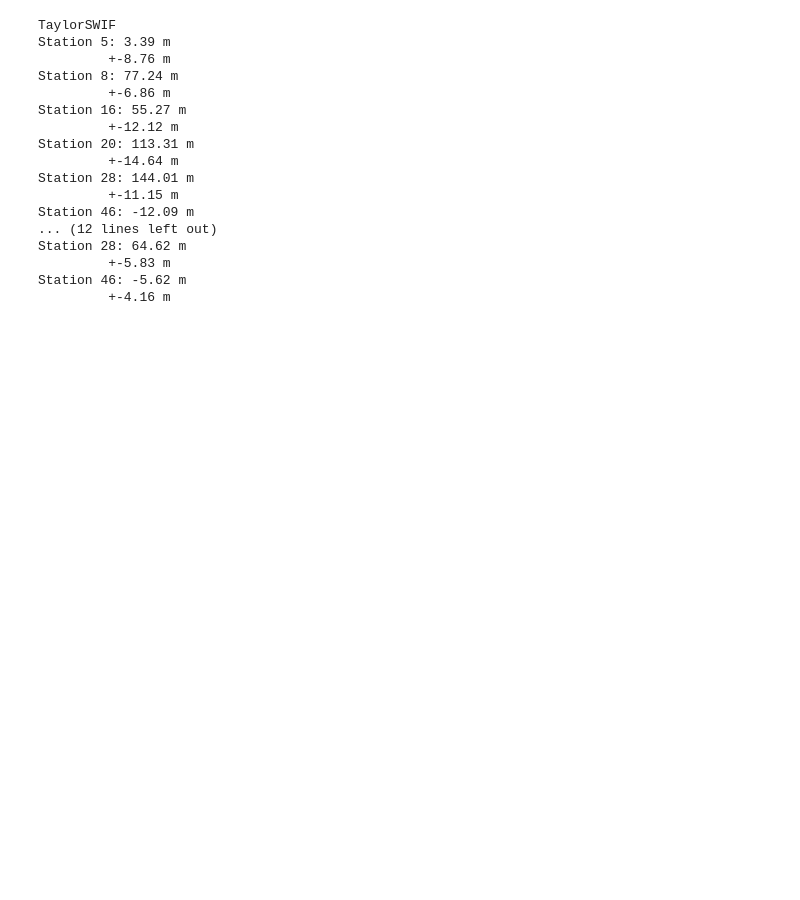
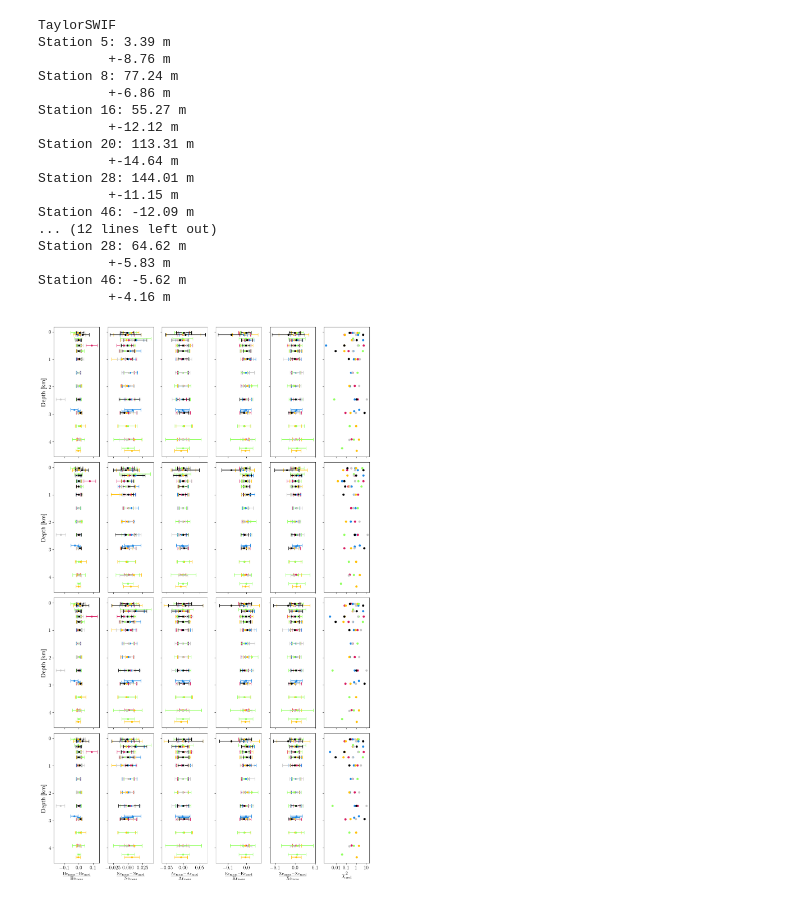
Before and after one commit to TeamPAGOS/Resources-New-Noble-Gas-Derived-Parameterizations-of-Arctic-Air-Sea-Ice-Gas-Exchange-Processes, a Jupyter notebook: Paper copy.ipynb, the cells around one changed output. Drawn from its saved outputs; the diff is of its cells as text; code cells hidden in the pictures; blank space fills up the shorter version.

```diff
--- a/Paper copy.ipynb
+++ b/Paper copy.ipynb
@@ -1189,3 +1190,78 @@ Station 28: 64.62 m
          +-5.83 m
 Station 46: -5.62 m
          +-4.16 m
+# %%
+# Creation of figure S2: Chi square components
+
+rcParams['text.usetex']=True
+ModConcTaylorSWIF = pd.read_csv("data/model_concentrations_TAYLORSWIF.csv").sort_values('Sample_idx').set_index('Sample_idx')
+ModConcTaylorSWIFT = pd.read_csv("data/model_concentrations_TAYLORSWIFT.csv").sort_values('Sample_idx').set_index('Sample_idx')
+ModConcDWARF= pd.read_csv("data/model_concentrations_DWARF.csv").sort_values('Sample_idx').set_index('Sample_idx')
+ModConcTaylorQSDWARF = pd.read_csv("data/model_concentrations_QSDWARF.csv").sort_values('Sample_idx').set_index('Sample_idx')
+
+meas = pd.read_csv("data/NG_data_all_avg_final_adjusted.CSV").sort_values('Sample_idx').set_index('Sample_idx')
+meas_He = meas['He']
+meas_Ne = meas['Ne']
+meas_Ar = meas['Ar']
+meas_Kr = meas['Kr']
+meas_Xe = meas['Xe']
+meas_He_err = meas['He err']
+meas_Ne_err = meas['Ne err']
+meas_Ar_err = meas['Ar err']
+meas_Kr_err = meas['Kr err']
+meas_Xe_err = meas['Xe err']
+
+fig, ax= plt.subplots(4, 6, figsize=(12, 20), sharex='col', sharey='row')
+for i, modset in enumerate([ModConcTaylorSWIF, ModConcTaylorSWIFT, ModConcDWARF, ModConcTaylorQSDWARF]):
+    model_He = modset['Model_He']
+    model_Ne = modset['Model_Ne']
+    model_Ar = modset['Model_Ar']
+    model_Kr = modset['Model_Kr']
+    model_Xe = modset['Model_Xe']
+    model_He_err = modset['Model_He err']
+    model_Ne_err = modset['Model_Ne err']
+    model_Ar_err = modset['Model_Ar err']
+    model_Kr_err = modset['Model_Kr err']
+    model_Xe_err = modset['Model_Xe err']
+
+    resid_He = (model_He - meas_He) / meas_He_err
+    resid_Ne = (model_Ne - meas_Ne) / meas_Ne_err
+    resid_Ar = (model_Ar - meas_Ar) / meas_Ar_err
+    resid_Kr = (model_Kr - meas_Kr) / meas_Kr_err
+    resid_Xe = (model_Xe - meas_Xe) / meas_Xe_err
+
+    dev_He = (model_He - meas_He) / meas_He
+    dev_Ne = (model_Ne - meas_Ne) / meas_Ne
+    dev_Ar = (model_Ar - meas_Ar) / meas_Ar
+    dev_Kr = (model_Kr - meas_Kr) / meas_Kr
+    dev_Xe = (model_Xe - meas_Xe) / meas_Xe
+
+    dev_chi2 = np.sum([resid_He**2, resid_Ne**2, resid_Ar**2, resid_Kr**2, resid_Xe**2], axis=0) / 2
+
+    err_dev_He = np.sqrt((model_He_err / model_He)**2 + (meas_He_err / meas_He)**2) * (dev_He + 1)
+    err_dev_Ne = np.sqrt((model_Ne_err / model_Ne)**2 + (meas_Ne_err / meas_Ne)**2) * (dev_Ne + 1)
+    err_dev_Ar = np.sqrt((model_Ar_err / model_Ar)**2 + (meas_Ar_err / meas_Ar)**2) * (dev_Ar + 1)
+    err_dev_Kr = np.sqrt((model_Kr_err / model_Kr)**2 + (meas_Kr_err / meas_Kr)**2) * (dev_Kr + 1)
+    err_dev_Xe = np.sqrt((model_Xe_err / model_Xe)**2 + (meas_Xe_err / meas_Xe)**2) * (dev_Xe + 1)
+
+    for j, dev in enumerate([dev_He, dev_Ne, dev_Ar, dev_Kr, dev_Xe, dev_chi2]):
+        errs = [err_dev_He, err_dev_Ne, err_dev_Ar, err_dev_Kr, err_dev_Xe, None][j]
+        for k in range(len(dev)):
+            if j < 5:
+                ax[i, j].errorbar(x=dev[k], y=modset['Depth'][k], xerr=errs[k], marker='.', color=vacao_colors[modset['Station'][k]], markersize=8, capsize=4)
+            else:
+                ax[i, j].scatter(x=dev[k], y=modset['Depth'][k], marker='.', color=vacao_colors[modset['Station'][k]], s=90)
+            ax[i, j].yaxis.set_inverted(True)
+            ax[-1, j].set_xlabel(([f"$\\frac{{\\mathrm{{{g}_{{meas}} - {g}_{{mod}}}}}}{{\\mathrm{{{g}_{{meas}}}}}}$" for g in ['He', 'Ne', 'Ar', 'Kr', 'Xe']] + ['$\\chi^2_\\mathrm{red}$'])[j], fontsize=16)
+            ax[i, j].set_yticklabels(["$-1$", "$0$", "$1$", "$2$", "$3$", "$4$"], fontsize=13)
+            ax[3, j].tick_params(axis='x', which='major', labelsize=13)
+    ax[i, -1].set_xscale('log')
+    ax[i, -1].set_xticks([1e-2, 1e-1, 1, 1e1])
+    ax[i, -1].set_xticklabels(["$0.01$", "$0.1$", "$1$", "$10$"], fontsize=13)
+    ax[i, 0].set_ylabel('Depth [km]', fontsize=16)
+
+plt.tight_layout()
+plt.savefig('plots/paper/model_meas_comparison.pdf')
+plt.show()
+# %% [output]
+[figure, added]
```
Also changed, not shown: parts of 3 cells of this notebook, 2 other files.
